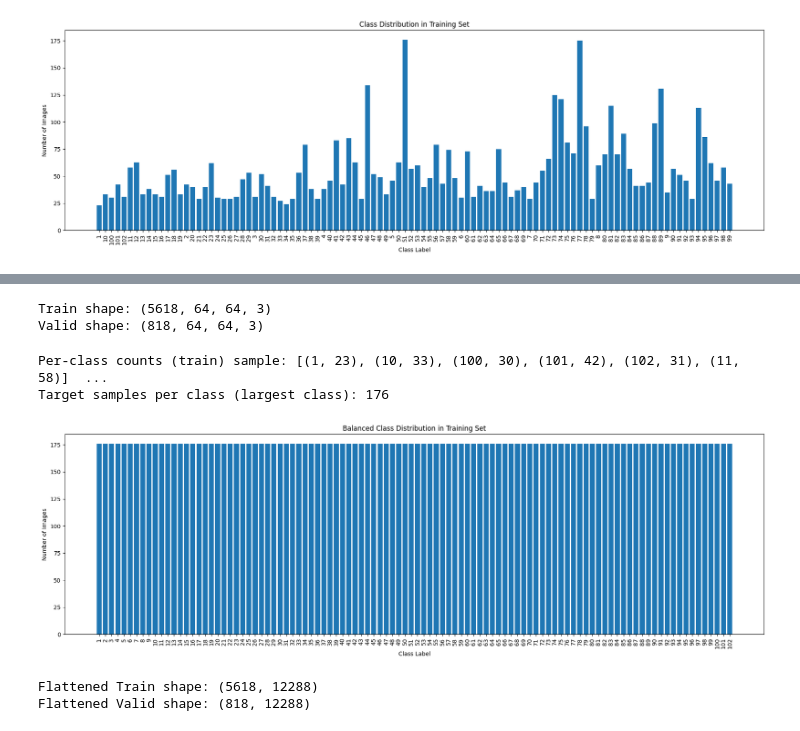
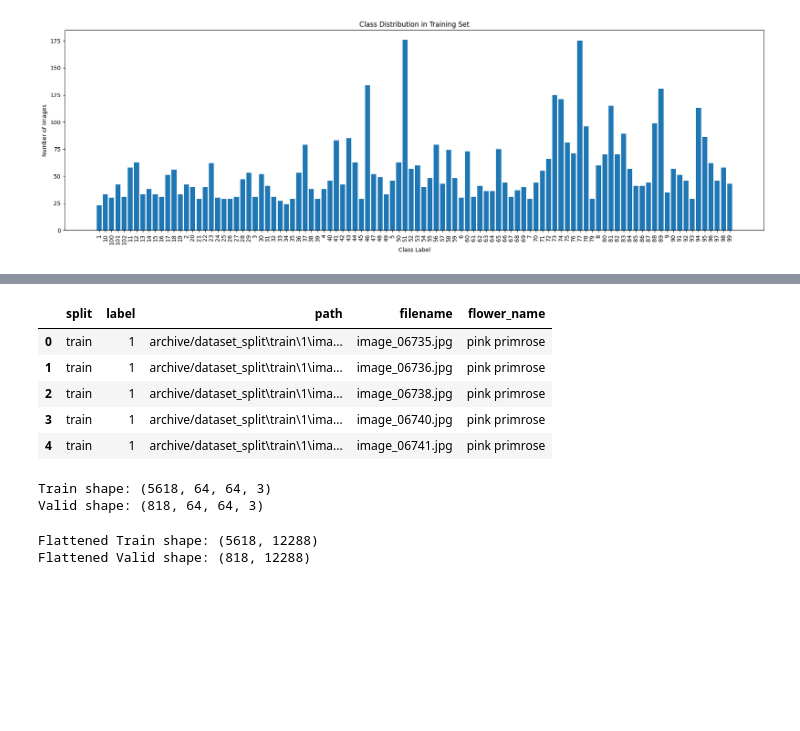
Before and after one commit to MAzharAR03/MachineLearningAssignment, a Jupyter notebook: Main/MachineLearningAssignment.ipynb, the cells around one changed output, grey strips where cells are left out. Cells and saved outputs as stored; diff of their text form; code cells hidden in the pictures; blank space fills up the shorter version.

```diff
--- a/Main/MachineLearningAssignment.ipynb
+++ b/Main/MachineLearningAssignment.ipynb
@@ -174,11 +151,11 @@ shutil.copytree(SRC_VALID, DST_VALID, dirs_exist_ok=True)
 # %% [output]
 'archive/dataset_split/valid'
 # %%
-dataset = 'archive/dataset_split'
+DATASET_PATH = 'archive/dataset_split'
 
-train_path = os.path.join(dataset, "train")
-test_path  = os.path.join(dataset, "test")
-valid_path = os.path.join(dataset, "valid")
+train_path = os.path.join(DATASET_PATH, "train")
+test_path = os.path.join(DATASET_PATH, "test")
+valid_path = os.path.join(DATASET_PATH, "valid")
 
 print("Check if dataset is accessible")
 print("Train exists", os.path.exists(train_path))
@@ -383 +419,12 @@ def flatten_image(df_morph, image_size):
+# %%
+train_rows = collect_images("train",train_path)
+new_train_df = pd.DataFrame(train_rows)
+df.head()
+# %% [output]
+|  | split | label | path | filename | flower_name |
+| 0 | train | 1 | archive/dataset_split\train\1\ima... | image_06735.jpg | pink primrose |
+| 1 | train | 1 | archive/dataset_split\train\1\ima... | image_06736.jpg | pink primrose |
+| 2 | train | 1 | archive/dataset_split\train\1\ima... | image_06738.jpg | pink primrose |
+| 3 | train | 1 | archive/dataset_split\train\1\ima... | image_06740.jpg | pink primrose |
+| 4 | train | 1 | archive/dataset_split\train\1\ima... | image_06741.jpg | pink primrose |
 # %%
@@ -393,66 +439,6 @@ print("Valid shape:", X_valid.shape)
 # %% [output]
 Train shape: (5618, 64, 64, 3)
 Valid shape: (818, 64, 64, 3)
-# %%
-random.seed(42)
-
-# --- augmentation transform (kept mild like we discussed) ---
-augment_transform = transforms.Compose([
-    transforms.RandomRotation(20),
-    transforms.RandomHorizontalFlip(),
-    transforms.RandomResizedCrop(size=IMAGE_SIZE, scale=(0.8, 1.0)),
-    transforms.ColorJitter(brightness=0.2, contrast=0.2, saturation=0.2),
-])
-
-
-train_images_by_class = {}
-for i, lbl in enumerate(y_train):
-    arr = X_train[i].astype('uint8')            # ensure valid uint8 image
-    pil = Image.fromarray(arr)                  # convert to PIL for transforms
-    pil = pil.resize(IMAGE_SIZE)                # ensure consistent size
-    train_images_by_class.setdefault(int(lbl), []).append(pil)
-
-
-class_counts = {k: len(v) for k, v in train_images_by_class.items()}
-target_count = max(class_counts.values())
-print("Per-class counts (train) sample:", list(class_counts.items())[:6], " ...")
-print("Target samples per class (largest class):", target_count)
-
-
-balanced_images = []
-balanced_labels = []
-
-for label, imgs in train_images_by_class.items():
-    # add originals
-    for im in imgs:
-        balanced_images.append(np.array(im))   # store as numpy arrays (H,W,C)
-        balanced_labels.append(label)
-
-    # augment until we reach target_count
-    needed = target_count - len(imgs)
-    for _ in range(needed):
-        src = random.choice(imgs)
-        aug = augment_transform(src)           # PIL -> PIL
-        balanced_images.append(np.array(aug))
-        balanced_labels.append(label)
-
-
-
-balanced_counts = Counter(balanced_labels)
-
-plt.figure(figsize=(18, 6))
-plt.bar([str(k) for k in sorted(balanced_counts.keys())],
-        [balanced_counts[k] for k in sorted(balanced_counts.keys())])
-plt.xlabel("Class Label")
-plt.ylabel("Number of Images")
-plt.title("Balanced Class Distribution in Training Set")
-plt.xticks(rotation=90)
-plt.tight_layout()
-plt.show()
-# %% [output]
-Per-class counts (train) sample: [(1, 23), (10, 33), (100, 30), (101, 42), (102, 31), (11, 58)]  ...
-Target samples per class (largest class): 176
-[figure, removed]
 # %%
 X_train_flat = X_train.reshape(X_train.shape[0], -1)
 X_valid_flat = X_valid.reshape(X_valid.shape[0], -1)
```
Also changed, not shown: parts of 26 cells of this notebook.
